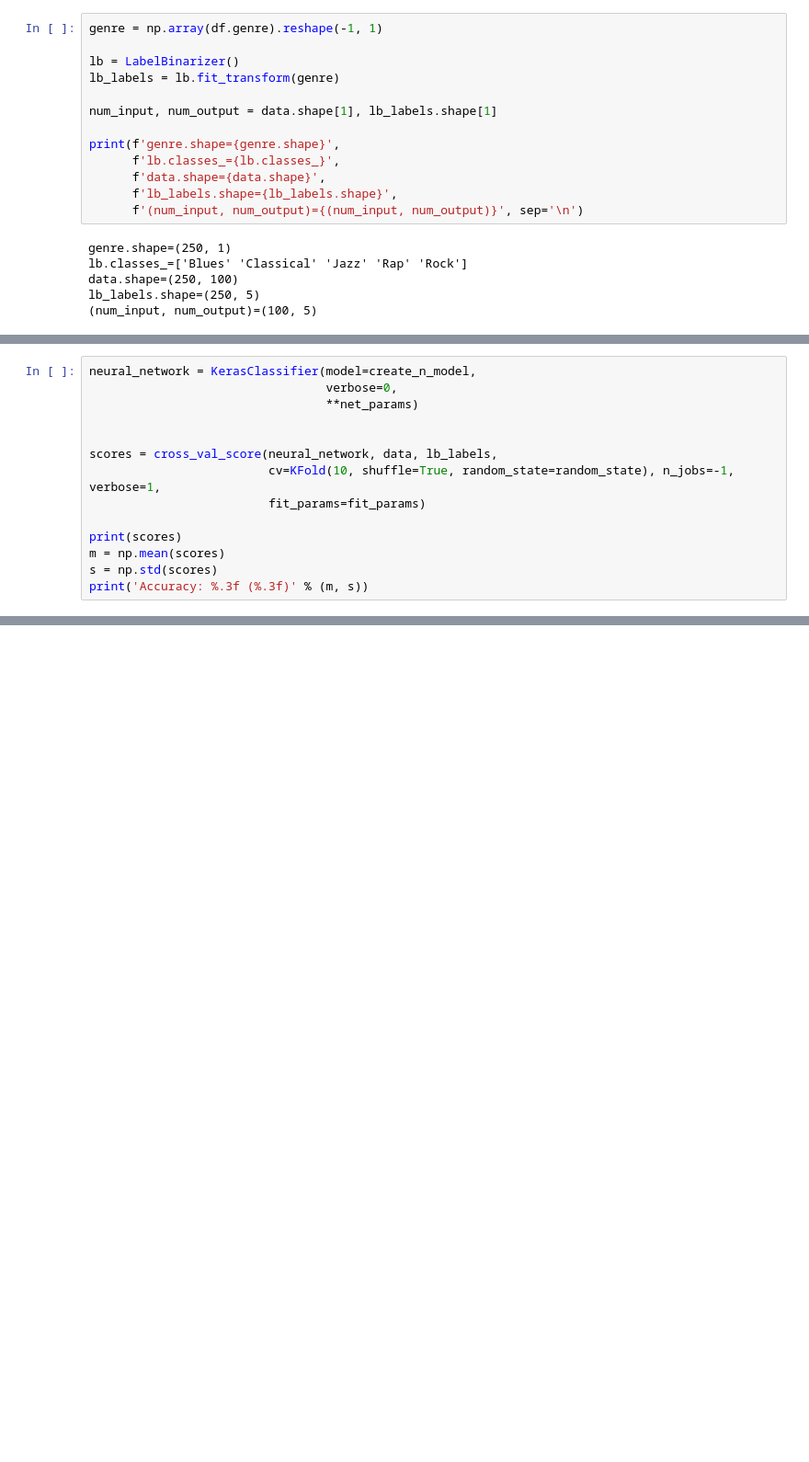
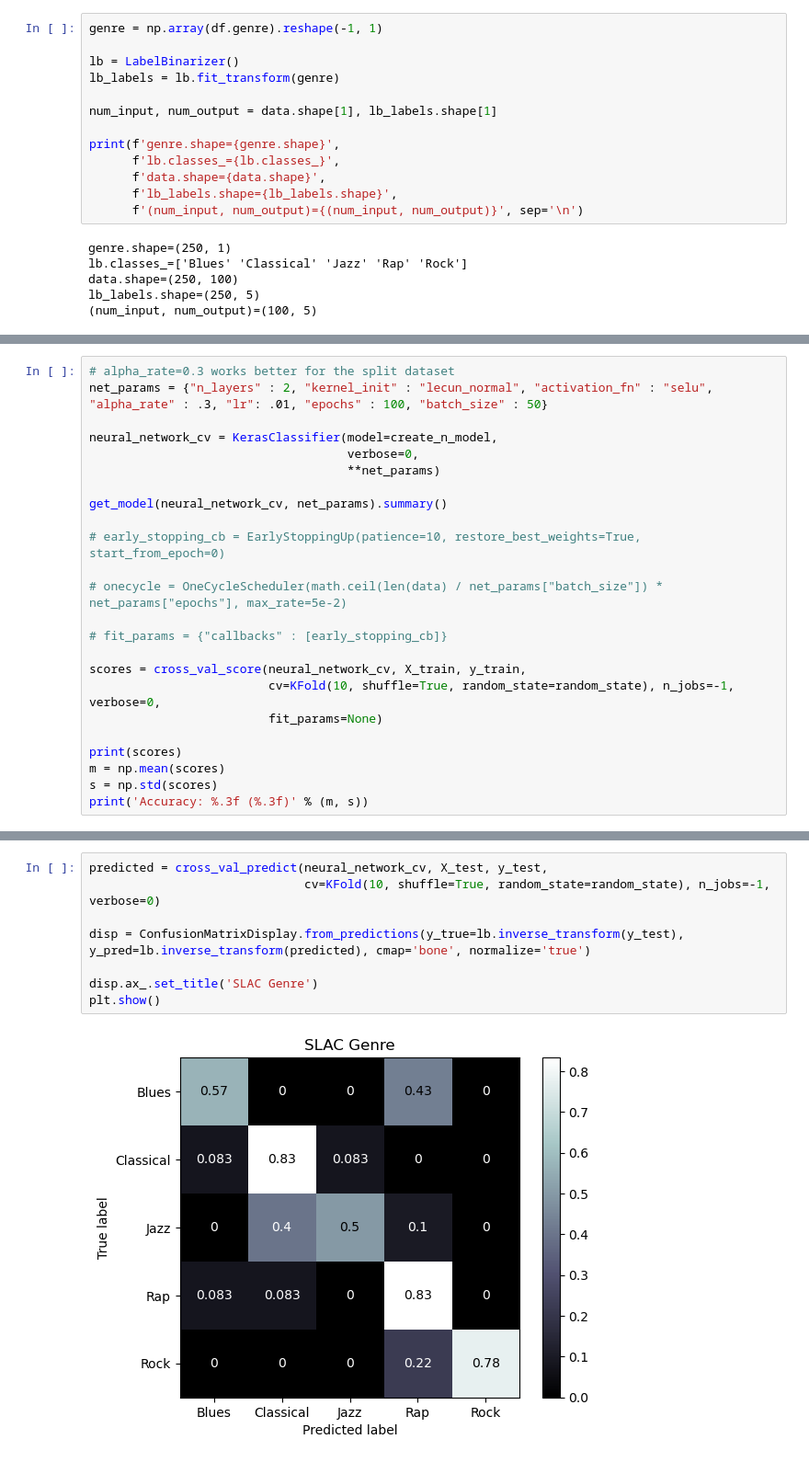
Before and after one commit to KottonP/midi2vec-master, a Jupyter notebook: SLAC exp v2.ipynb, the cells around one changed output, grey strips where cells are left out. Shown: that part at 92% size. Cells and saved outputs as stored; diff of their text form; blank space fills up the shorter version.

```diff
--- a/SLAC exp v2.ipynb
+++ b/SLAC exp v2.ipynb
@@ -85,12 +93,22 @@ fit_params = {"callbacks" : onecycle}
 # %%
-neural_network = KerasClassifier(model=create_n_model,
-                                 verbose=0,
-                                 **net_params)
+# alpha_rate=0.3 works better for the split dataset
+net_params = {"n_layers" : 2, "kernel_init" : "lecun_normal", "activation_fn" : "selu", "alpha_rate" : .3, "lr": .01, "epochs" : 100, "batch_size" : 50}
 
+neural_network_cv = KerasClassifier(model=create_n_model,
+                                    verbose=0,
+                                    **net_params)
 
-scores = cross_val_score(neural_network, data, lb_labels,
-                         cv=KFold(10, shuffle=True, random_state=random_state), n_jobs=-1, verbose=1,
-                         fit_params=fit_params)
+get_model(neural_network_cv, net_params).summary()
+
+# early_stopping_cb = EarlyStoppingUp(patience=10, restore_best_weights=True, start_from_epoch=0)
+
+# onecycle = OneCycleScheduler(math.ceil(len(data) / net_params["batch_size"]) * net_params["epochs"], max_rate=5e-2)
+
+# fit_params = {"callbacks" : [early_stopping_cb]}
+
+scores = cross_val_score(neural_network_cv, X_train, y_train,
+                         cv=KFold(10, shuffle=True, random_state=random_state), n_jobs=-1, verbose=0,
+                         fit_params=None)
 
 print(scores)
 m = np.mean(scores)
@@ -119,0 +165,10 @@ ALL
+# %%
+predicted = cross_val_predict(neural_network_cv, X_test, y_test,
+                              cv=KFold(10, shuffle=True, random_state=random_state), n_jobs=-1, verbose=0)
+
+disp = ConfusionMatrixDisplay.from_predictions(y_true=lb.inverse_transform(y_test), y_pred=lb.inverse_transform(predicted), cmap='bone', normalize='true')
+
+disp.ax_.set_title('SLAC Genre')
+plt.show()
+# %% [output]
+[figure, added]
```
Also changed, not shown: parts of 12 cells of this notebook.
